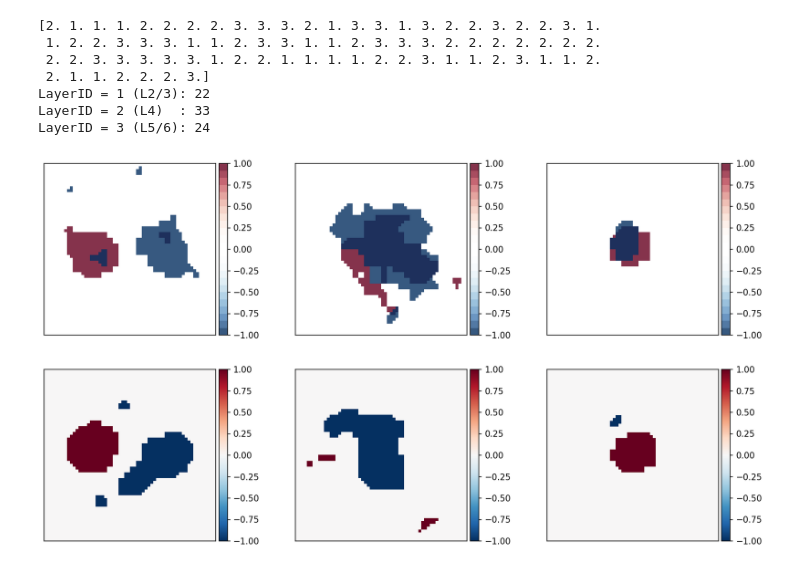
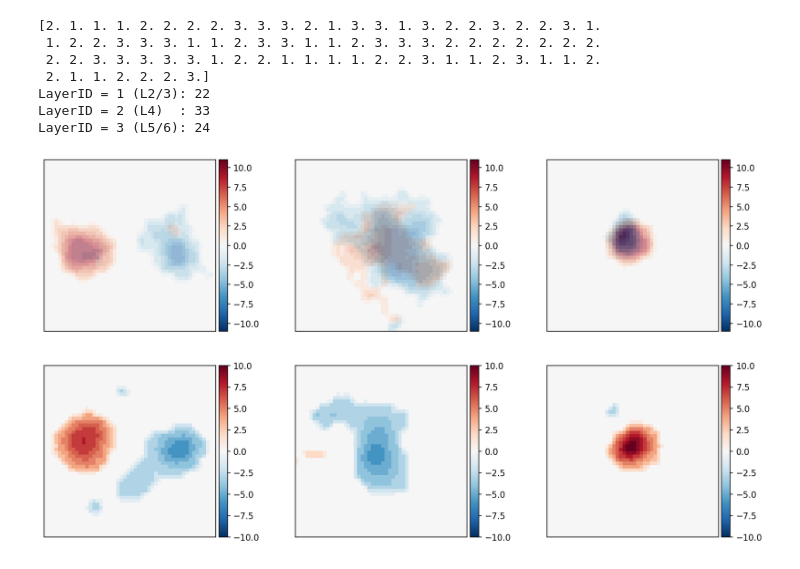
Before and after one commit to AddingAddict/OrientationSSB, a Jupyter notebook: notebooks/tuan_lempel_response_data.ipynb, the cells around one changed output. Drawn from its saved outputs; the diff is of its cells as text; code cells hidden in the pictures.

```diff
--- a/notebooks/tuan_lempel_response_data.ipynb
+++ b/notebooks/tuan_lempel_response_data.ipynb
@@ -121,15 +141,15 @@ for idx,layer in enumerate(naive_data['LayerID']):
 # %%
 data_ids = [0,0,0]
 
 fig,axs = plt.subplots(2,3,figsize=(15,8),dpi=150)
 
 for idx,Ldict in enumerate([L23_data,L4_data,L56_data]):
     pf.doubimshbar(fig,axs[0,idx],Ldict['SR_ON'][data_ids[idx]],
-                   -Ldict['SR_OF'][data_ids[idx]],vmin=-1,vmax=1)
+                   -Ldict['SR_OF'][data_ids[idx]],vmin=-10,vmax=10)
     pf.imshowbar(fig,axs[1,idx],Ldict['RF_ON'][data_ids[idx]]-\
-                 Ldict['RF_OF'][data_ids[idx]],vmin=-1,vmax=1)
+                 Ldict['RF_OF'][data_ids[idx]],vmin=-10,vmax=10)
 # %% [output]
-[figure, old version]
+[figure, new version]
 # %%
 for Ldict,Lsize in zip([L23_data,L4_data,L56_data],[N23,N4,N56]):
     this_sepr = np.zeros(Lsize)
```
Also changed, not shown: parts of 13 cells of this notebook, 11 other files.
